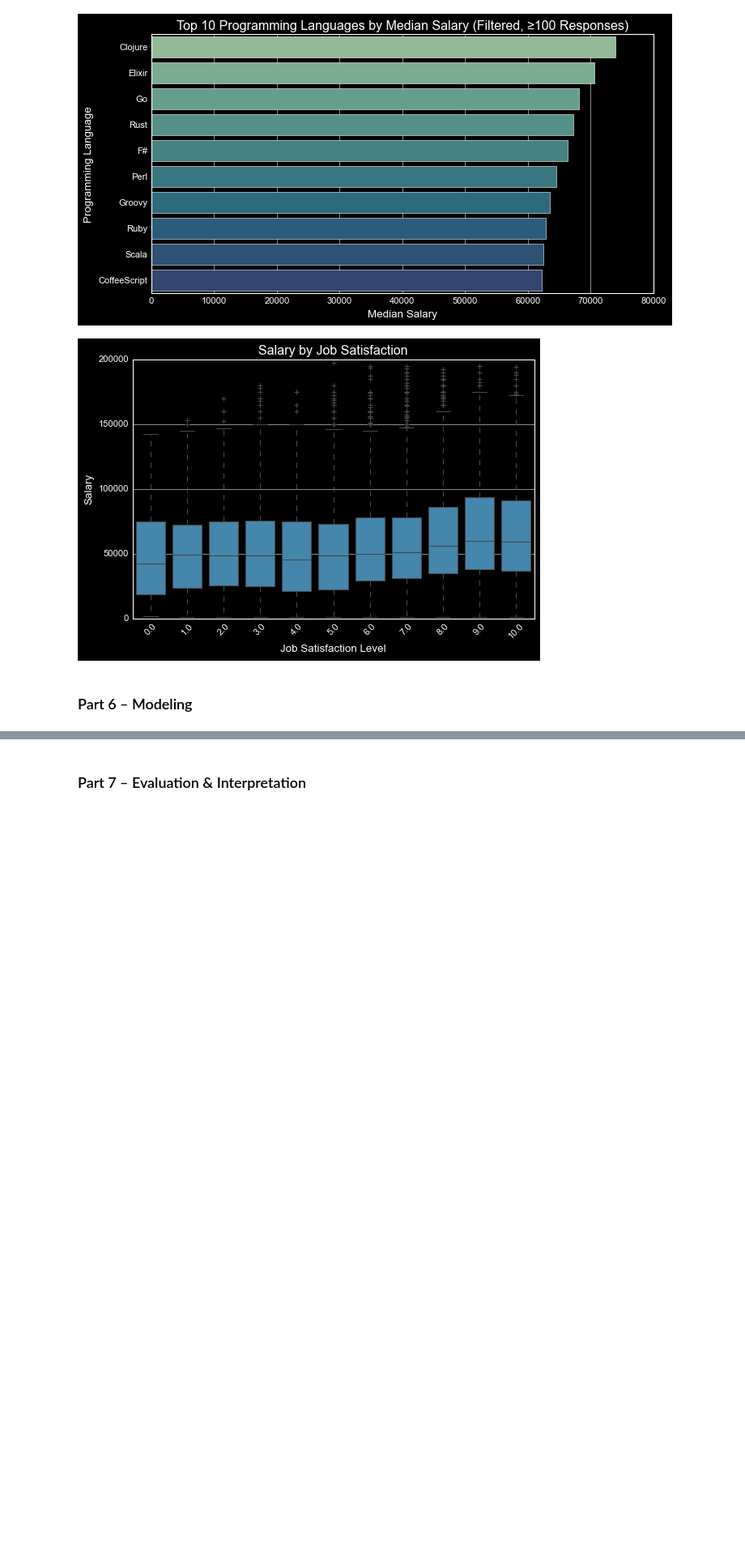
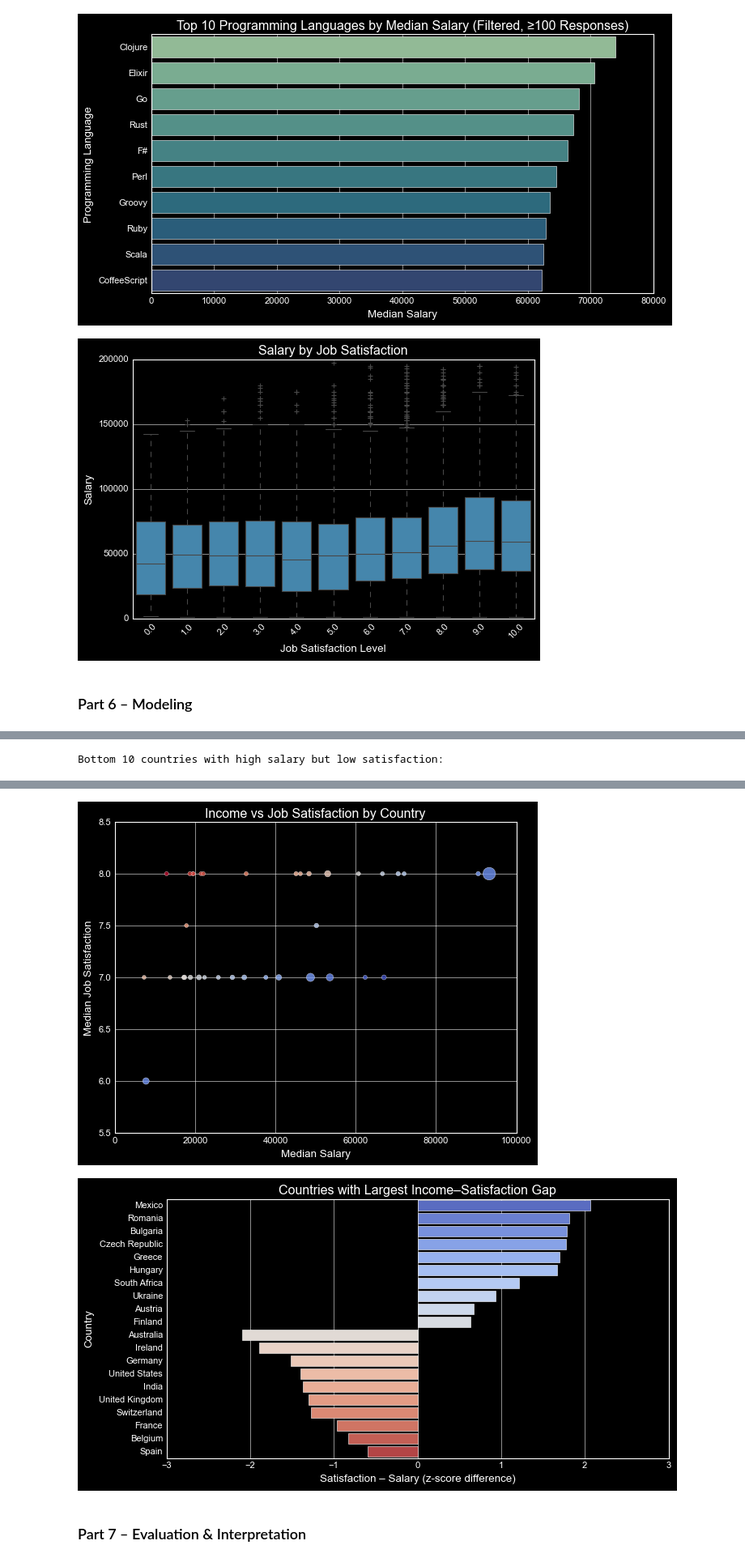
Before and after one commit to johannesgolling-web/git__project1, a Jupyter notebook: notebooks/project_udacity.ipynb, the cells around one changed output, grey strips where cells are left out. Shown at 81% size. Cells and saved outputs as stored; diff of their text form; code cells hidden in the pictures; blank space fills up the shorter version.

```diff
--- a/notebooks/project_udacity.ipynb
+++ b/notebooks/project_udacity.ipynb
@@ -320,0 +566,77 @@ Name: Salary, dtype: float64
+# %%
+plt.style.use("dark_background")
+
+# Prepare dataset
+country_df = eda_df[["Country", "Salary", "JobSatisfaction"]].dropna()
+
+# Remove non realistic salary values to be safe
+country_df = country_df[country_df["Salary"].between(1000, 250000)]
+
+# Convert JobSatisfaction to numeric (if necessary)
+country_df["JobSatisfaction"] = pd.to_numeric(country_df["JobSatisfaction"], errors="coerce")
+
+# Aggregate by country
+country_stats = (
+    country_df.groupby("Country")
+    .agg(
+        MedianSalary=("Salary", "median"),
+        MedianSatisfaction=("JobSatisfaction", "median"),
+        Count=("Country", "size")
+    )
+    .reset_index()
+)
+
+# Keep countries with sufficient data (≥ 50 responses)
+country_stats = country_stats[country_stats["Count"] >= 50]
+
+# Normalize (z-score) for comparability
+country_stats["Salary_z"] = (country_stats["MedianSalary"] - country_stats["MedianSalary"].mean()) / country_stats["MedianSalary"].std()
+country_stats["Satisfaction_z"] = (country_stats["MedianSatisfaction"] - country_stats["MedianSatisfaction"].mean()) / country_stats["MedianSatisfaction"].std()
+
+# Compute gap (Positive → Satisfaction higher than expected for salary, Negative → High salary, but relatively low satisfaction)
+country_stats["Gap_z"] = country_stats["Satisfaction_z"] - country_stats["Salary_z"]
+
+# Identify top/bottom countries
+top_gap = country_stats.sort_values("Gap_z", ascending=False).head(10)
+bottom_gap = country_stats.sort_values("Gap_z", ascending=True).head(10)
+
+print("Top 10 countries with higher satisfaction than salary level:\n")
+display(top_gap[["Country", "MedianSalary", "MedianSatisfaction", "Gap_z"]])
+
+print("\nBottom 10 countries with high salary but low satisfaction:\n")
+display(bottom_gap[["Country", "MedianSalary", "MedianSatisfaction", "Gap_z"]])
+
+# Visualization Income vs Satisfaction
+plt.figure(figsize=(8, 6))
+sns.scatterplot(
+    data=country_stats,
+    x="MedianSalary",
+    y="MedianSatisfaction",
+    hue="Gap_z",
+    palette="coolwarm",
+    size="Count",
+    sizes=(20, 200),
+    alpha=0.8,
+    legend=False
+)
+plt.title("Income vs Job Satisfaction by Country")
+plt.xlabel("Median Salary")
+plt.ylabel("Median Job Satisfaction")
+plt.show()
+
+# Visualization Top and Bottom Gaps
+plt.figure(figsize=(10, 5))
+sns.barplot(
+    data=pd.concat([top_gap, bottom_gap]),
+    x="Gap_z",
+    y="Country",
+    hue="Country",
+    legend=False,
+    orient="h",
+    palette="coolwarm"
+)
+plt.title("Countries with Largest Income–Satisfaction Gap")
+plt.xlabel("Satisfaction – Salary (z-score difference)")
+plt.ylabel("Country")
+plt.show()
+# %% [output]
@@ -320,0 +655 @@ Name: Salary, dtype: float64
+Bottom 10 countries with high salary but low satisfaction:
@@ -321,2 +667,4 @@ Name: Salary, dtype: float64
+[figure, added]
+[figure, added]
 # %% [markdown]
 ### Part 7 – Evaluation & Interpretation
```
Also changed, not shown: parts of 16 cells of this notebook, 5 other files.
